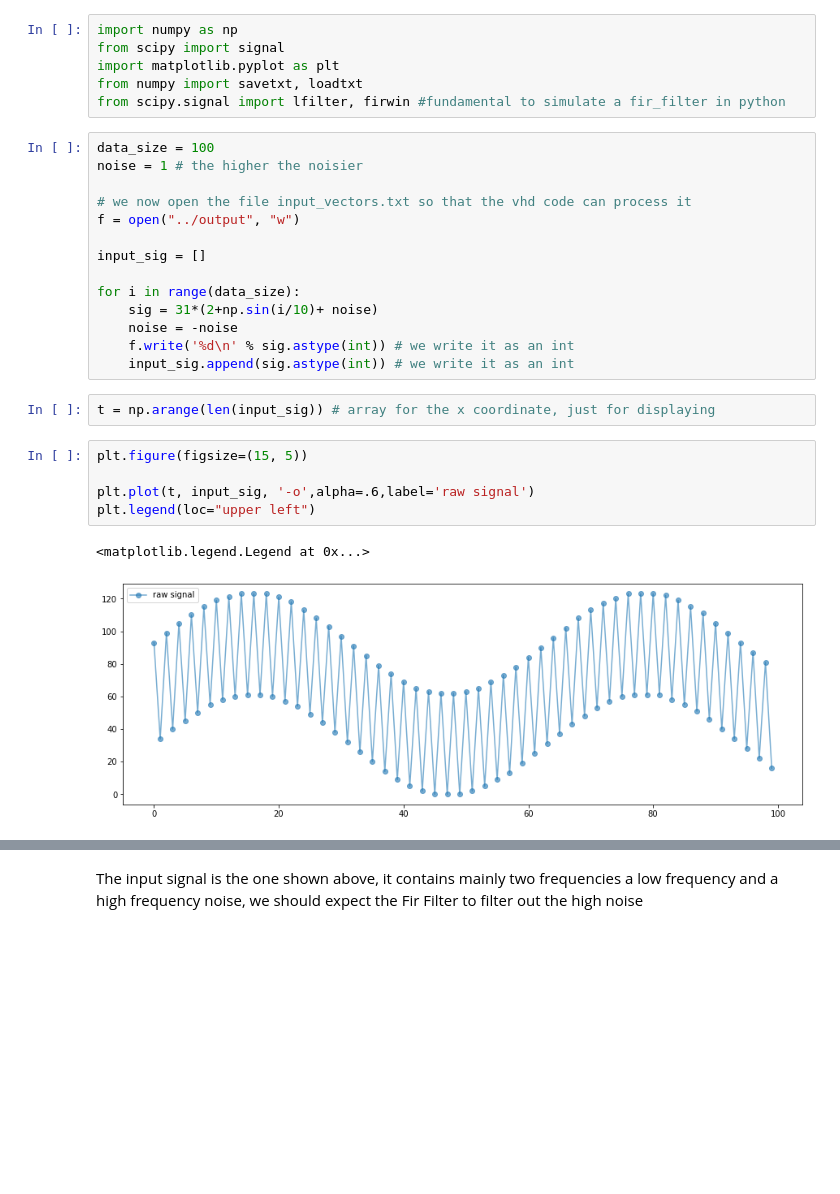
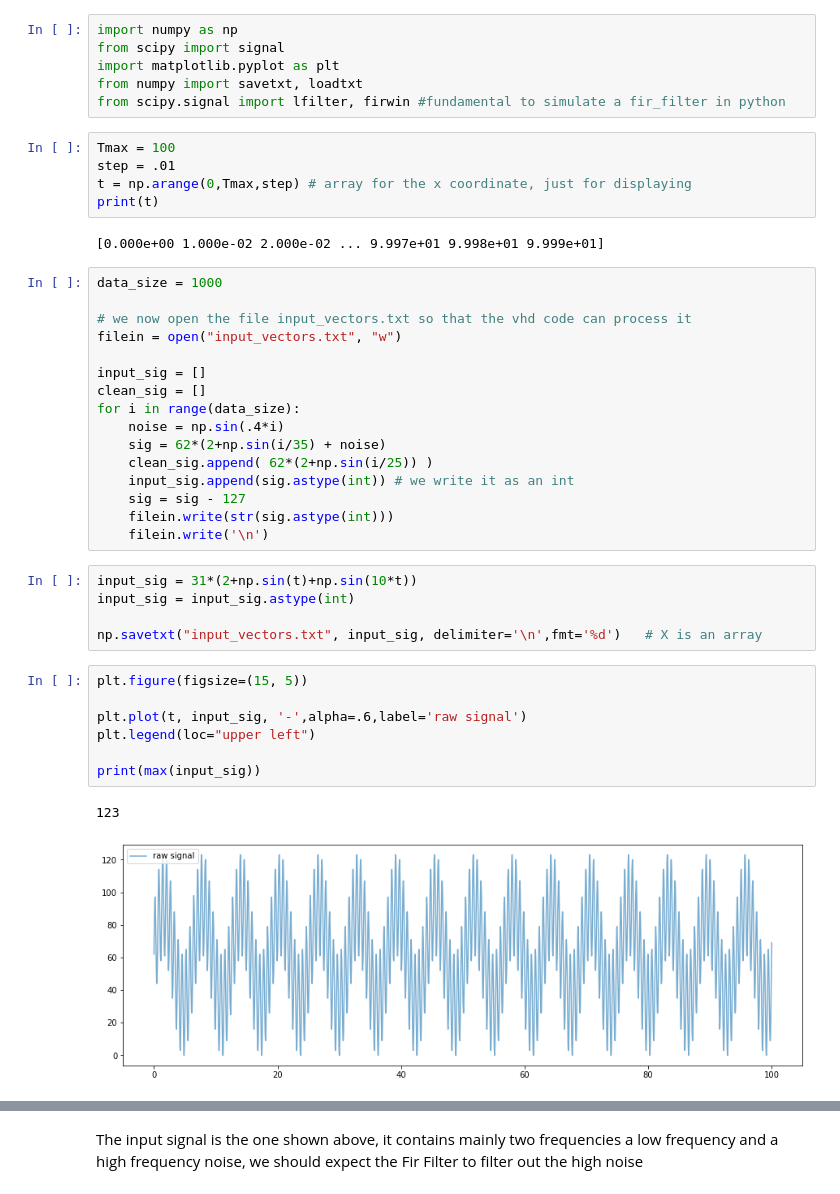
Before and after one commit to SaverioMonaco/4-Taps-FIR-Filter, a Jupyter notebook: testbench/analysis.ipynb, the cells around one changed output, grey strips where cells are left out. Drawn from its saved outputs; the diff is of its cells as text; blank space fills up the shorter version.

```diff
--- a/testbench/analysis.ipynb
+++ b/testbench/analysis.ipynb
@@ -8,27 +8,41 @@ from scipy import signal
 import matplotlib.pyplot as plt
 from numpy import savetxt, loadtxt
 from scipy.signal import lfilter, firwin #fundamental to simulate a fir_filter in python
+# %%
+Tmax = 100
+step = .01
+t = np.arange(0,Tmax,step) # array for the x coordinate, just for displaying
+print(t)
+# %% [output]
+[0.000e+00 1.000e-02 2.000e-02 ... 9.997e+01 9.998e+01 9.999e+01]
 # %%
-data_size = 100
-noise = 1 # the higher the noisier
+data_size = 1000
 
 # we now open the file input_vectors.txt so that the vhd code can process it
-f = open("../output", "w")
+filein = open("input_vectors.txt", "w")
 
 input_sig = []
-
+clean_sig = []
 for i in range(data_size):
-    sig = 31*(2+np.sin(i/10)+ noise)
-    noise = -noise
-    f.write('%d\n' % sig.astype(int)) # we write it as an int
+    noise = np.sin(.4*i)
+    sig = 62*(2+np.sin(i/35) + noise)
+    clean_sig.append( 62*(2+np.sin(i/25)) )
     input_sig.append(sig.astype(int)) # we write it as an int
+    sig = sig - 127
+    filein.write(str(sig.astype(int)))
+    filein.write('\n')
-# %%
-t = np.arange(len(input_sig)) # array for the x coordinate, just for displaying
+# %%
+input_sig = 31*(2+np.sin(t)+np.sin(10*t))
+input_sig = input_sig.astype(int)
+
+np.savetxt("input_vectors.txt", input_sig, delimiter='\n',fmt='%d')   # X is an array
 # %%
 plt.figure(figsize=(15, 5))
 
-plt.plot(t, input_sig, '-o',alpha=.6,label='raw signal')
+plt.plot(t, input_sig, '-',alpha=.6,label='raw signal')
 plt.legend(loc="upper left")
+
+print(max(input_sig))
 # %% [output]
-<matplotlib.legend.Legend at 0x...>
+123
-[figure, old version]
+[figure, new version]
```
Also changed, not shown: parts of 5 cells of this notebook, 6 other files.
